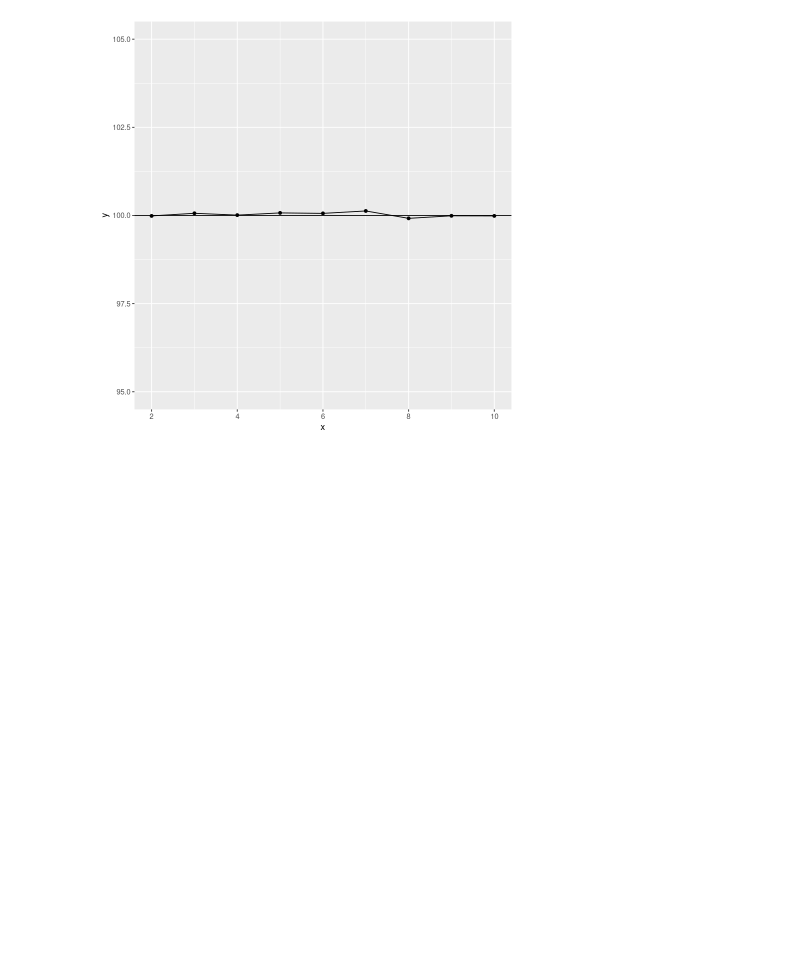
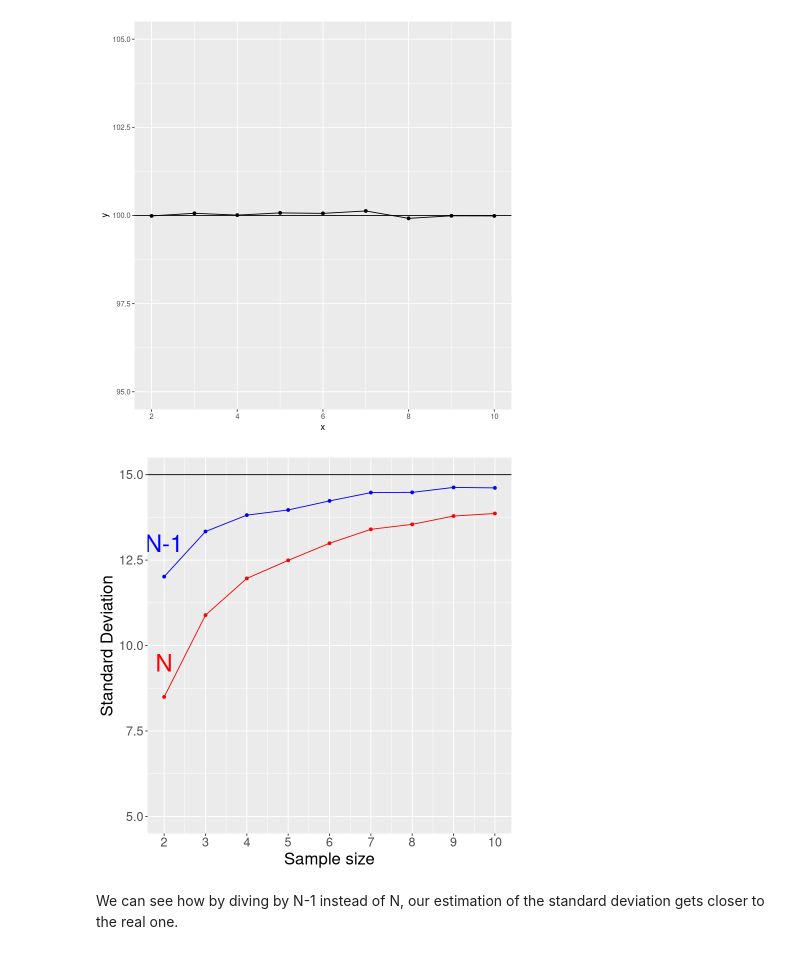
Before and after one commit to jrasero/cm-85-309, a Jupyter notebook: tutorials/week-4/04-Sampling_and_confidence_intervals_w_sols.ipynb, the cells around one changed output. Drawn from its saved outputs; the diff is of its cells as text; code cells hidden in the pictures; blank space fills up the shorter version.

```diff
--- a/tutorials/week-4/04-Sampling_and_confidence_intervals_w_sols.ipynb
+++ b/tutorials/week-4/04-Sampling_and_confidence_intervals_w_sols.ipynb
@@ -236,3 +236,20 @@ geom_line() +
 geom_hline(yintercept = 100) + ylim(95, 105)
 # %% [output]
 [figure]
+# %%
+ggplot(data = data.frame(x=sample.sizes, y1=sdsN, y2=sds)) +
+geom_point(aes(x=x, y=y1), color='red') +
+geom_line(aes(x=x, y=y1), color='red') +
+geom_point(aes(x=x, y=y2), color='blue') +
+geom_line(aes(x=x, y=y2), color='blue') +
+geom_hline(yintercept = 15) + ylim(5, 15) +
+annotate("text", label = "N", x=2, y=9.5, size=10,color="red") +
+annotate("text", label = "N-1", x=2, y=13, size=10,color="blue") +
+scale_x_continuous(breaks=sample.sizes) +
+xlab("Sample size") +
+ylab("Standard Deviation") +
+theme(axis.title = element_text(size = 20), axis.text =  element_text(size = 15))
+# %% [output]
+[figure, added]
+# %% [markdown]
+We can see how by diving by N-1 instead of N, our estimation of the standard deviation gets closer to the real one.
```
Also changed, not shown: parts of 3 cells of this notebook.
